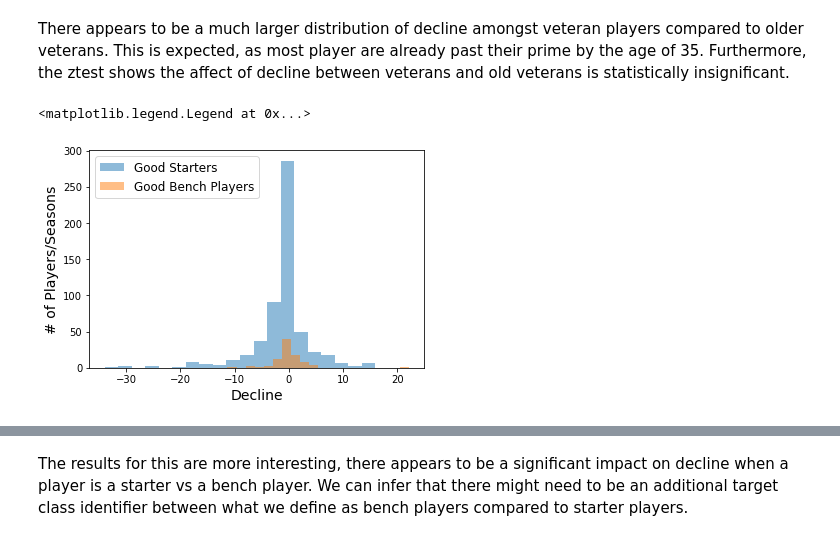
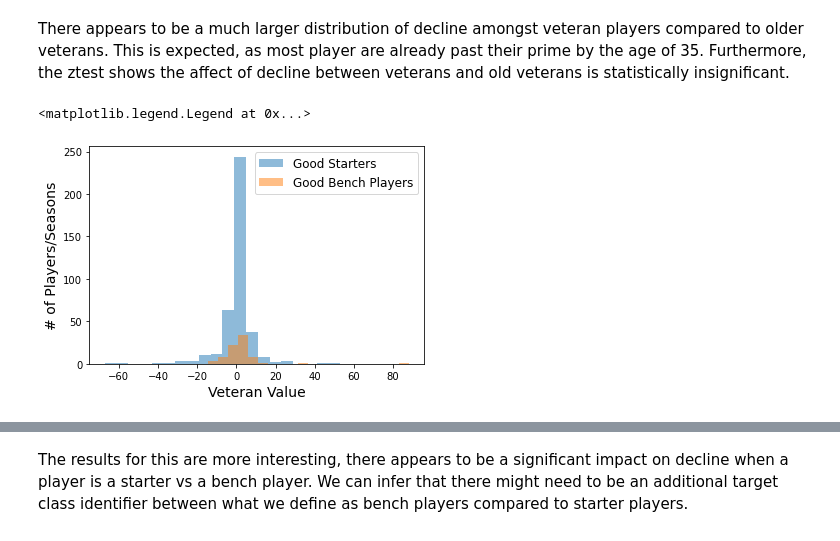
Before and after one commit to GauravMohan1/NBA-Veteran_Analysis, a Jupyter notebook: regression_analysis.ipynb, the cells around one changed output, grey strips where cells are left out. Drawn from its saved outputs; the diff is of its cells as text; code cells hidden in the pictures.

Commit message:
new updates
decline --> veteran value

```diff
--- a/regression_analysis.ipynb
+++ b/regression_analysis.ipynb
@@ -40,7 +40,7 @@ df.head()
 | 4 | 1997 | Vernon Maxwell | SG | 31.0 | SAS | 72.0 | 2068.0 | 11.8 | 0.471 | 0.411 | ... | ... |
 5 rows × 29 columns
 # %%
-change_rtg = 100*((df['Next Rtg'] - df['TmNetRtg'])/df['TmNetRtg'])
+change_rtg = df['Next Rtg'] - df['TmNetRtg']
 #assert(change_rtg[0] == df.iloc[0]['Next Rtg'] - df.iloc[0]['TmNetRtg'])
 # %%
 next_ws = []
@@ -68,6 +68,6 @@ df.tail()
 # %% [markdown]
 ### Create Veteran Value Metric
 # %%
-change_ws = 100*((df['Next WS'] - df['WS'])/df['WS'])
+change_ws = df['Next WS'] - df['WS']
 #assert(change_ws[0] == (df.iloc[0]['Next WS'] - df.iloc[0]['WS']))
 #assert(len(change_ws) == len(change_usg))
@@ -272,16 +256,16 @@ The average improvement for old veterans were -0.7161883614979866
 There appears to be a much larger distribution of decline amongst veteran players compared to older veterans. This is expected, as most player are already past their prime by the age of 35. Furthermore, the ztest shows the affect of decline between veterans and old veterans is statistically insignificant.
 # %%
 # Separate data into good starters and good bench
-good_starters = df.loc[(df['WS/48']>=0.1) & (df['MP']/df['G']>25), 'Decline']
-good_bench = df.loc[(df['WS/48']>=0.1) & (df['MP']/df['G']<=25), 'Decline']
+good_starters = df.loc[(df['WS/48']>=0.1) & (df['MP']/df['G']>25), 'Veteran Value']
+good_bench = df.loc[(df['WS/48']>=0.1) & (df['MP']/df['G']<=25), 'Veteran Value']
 ax = plt.hist(good_starters, bins=20, alpha=0.5, label='Good Starters')
 ax = plt.hist(good_bench, bins=20, alpha=0.5, label='Good Bench Players')
-plt.xlabel('Decline', fontsize=14)
+plt.xlabel('Veteran Value', fontsize=14)
 plt.ylabel('# of Players/Seasons', fontsize=14)
 plt.legend(fontsize=12)
 # %% [output]
 <matplotlib.legend.Legend at 0x...>
-[figure, old version]
+[figure, new version]
 # %%
 
 ztest(good_starters, good_bench, 'Good Starters vs Good Bench')
```
Also changed, not shown: parts of 13 cells of this notebook.
